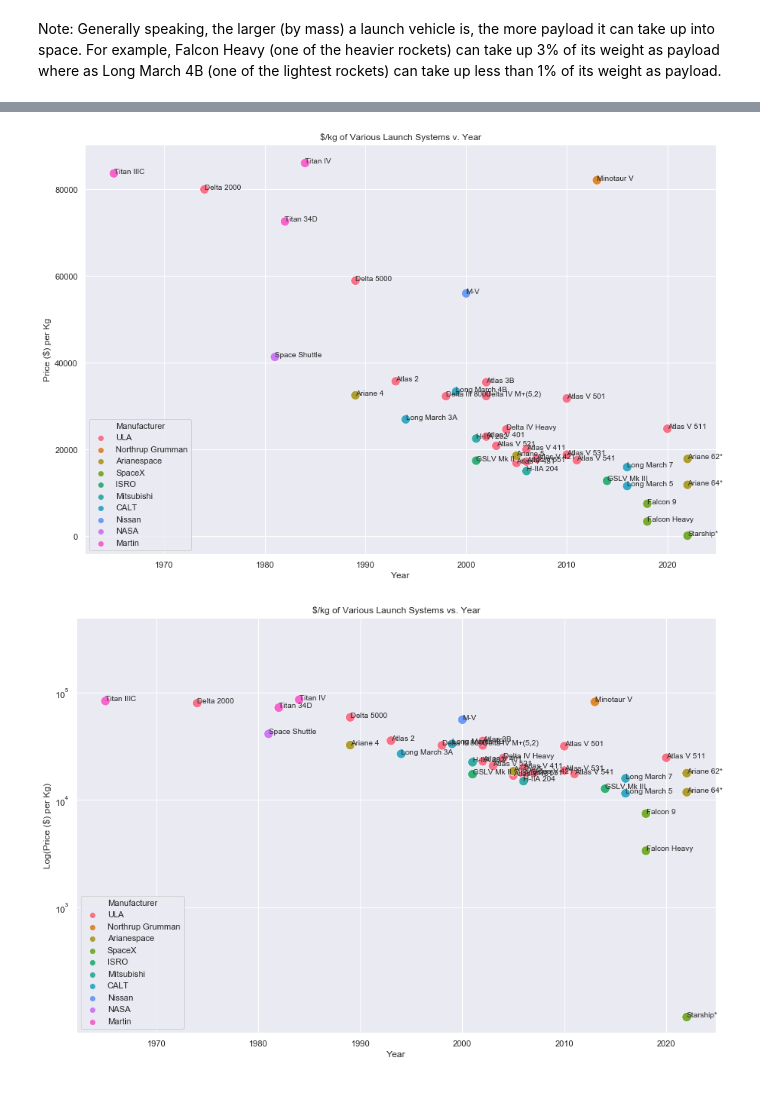
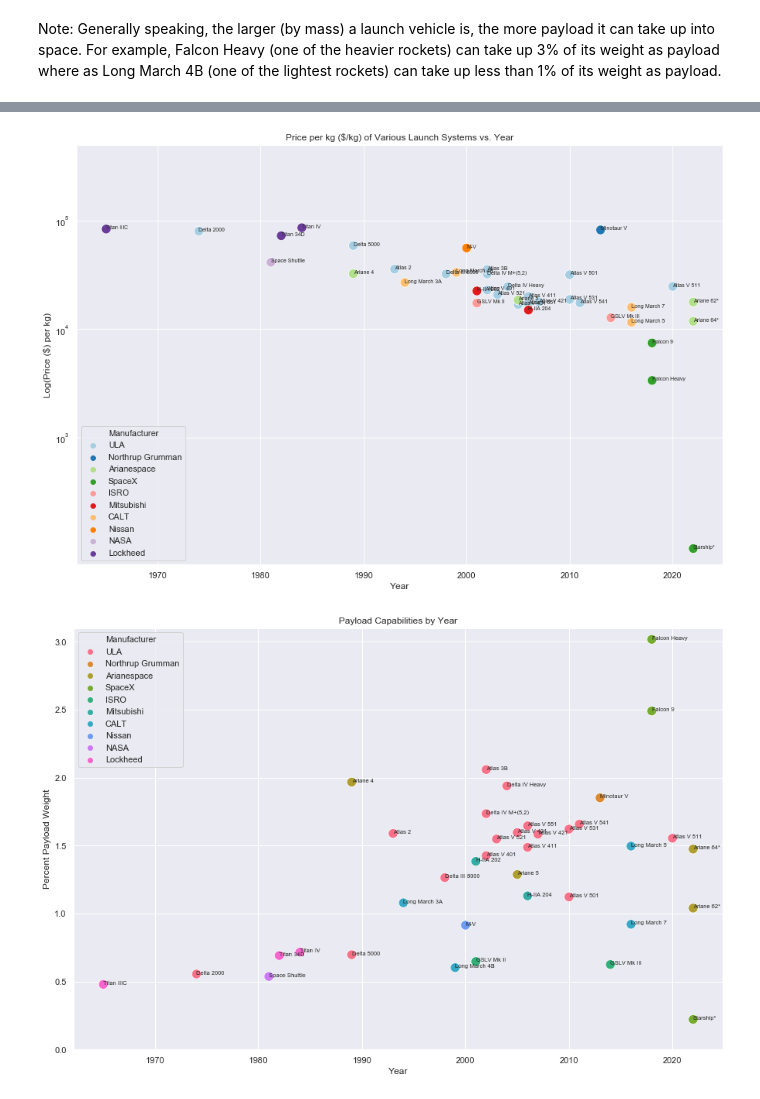
Before and after one commit to candaceyee/Space-Based-Solar, a Jupyter notebook: launch_systems.ipynb, the cells around one changed output, grey strips where cells are left out. Drawn from its saved outputs; the diff is of its cells as text; code cells hidden in the pictures.

```diff
--- a/launch_systems.ipynb
+++ b/launch_systems.ipynb
@@ -315,11 +323,11 @@ launch_cost_v_payload['Price per Kg ($/kg)'] = price_ratio
 # %%
 fig = plt.figure(figsize = (15,10))
-ax = sns.scatterplot('Gross Mass (kg)', 'Percent Payload Weight', data = launch_cost_v_payload,
+ax = sns.scatterplot('Gross Mass (kg)', 'Payload Fraction', data = launch_cost_v_payload,
                      s = 150, hue = 'Manufacturer')
 plt.xscale('log')
 plt.xlabel('Gross Mass (kg)');
-plt.ylabel('Percent Payload Weight')
-plt.title('Percent Payload Weight vs. Gross Mass (kg)');
+plt.ylabel('Payload Fraction')
+plt.title('Payload Fraction vs. Gross Mass (kg)');
 for idx, data in launch_cost_v_payload.iterrows():
-    ax.text(data['Gross Mass (kg)'], data['Percent Payload Weight'], data['Launch Vehicle'], fontsize = 10)
+    ax.text(data['Gross Mass (kg)'], data['Payload Fraction'], data['Launch Vehicle'], fontsize = 10)
 # %% [output]
@@ -333,7 +341,12 @@ older_launch_systems['Manufacturer'] = ['Arianespace',
                                        'ULA', 'ULA', 'ULA', 'ULA', 'ULA',
                                        'Nissan',
                                        'NASA',
-                                       'Martin', 'Martin', 'Martin']
+                                       'Lockheed', 'Lockheed', 'Lockheed']
+older_launch_systems['Commercial'] = [0,
+                                     1, 1, 1, 1, 1,
+                                     1,
+                                     0,
+                                     1, 1, 1]
 
 older_launch_systems['Launch Vehicle'] = ['Ariane 4',
                                          'Atlas 2', 'Atlas 3B', 'Delta 2000', 'Delta III 8000', 'Delta 5000',
@@ -373,8 +386,8 @@ ratio_older = older_launch_systems['Payload (GTO)']/older_launch_systems['Gross
 ratio_older = ratio_older.round(3)
 price_ratio_older = (older_launch_systems['Cost per Launch ($M)']/older_launch_systems['Payload (GTO)'])*10e5
 price_ratio_older = price_ratio_older.round(2)
-older_launch_systems['Percent Payload Weight'] = ratio_older
-older_launch_systems['Price per Kg ($/kg)'] = price_ratio_older
+older_launch_systems['Payload Fraction'] = ratio_older
+older_launch_systems['Price per kg ($/kg)'] = price_ratio_older
 # %%
 all_launch_systems = pd.concat([launch_cost_v_payload, older_launch_systems]).reset_index(drop = True)
 all_launch_systems
@@ -401,27 +414,27 @@ all_launch_systems.to_csv('all_launch_systems_data.csv')
 # %%
 fig = plt.figure(figsize = (15,10))
-ax = sns.scatterplot('Year', 'Price/kg', data = all_launch_systems,
+ax = sns.scatterplot('Year', 'Price per kg ($/kg)', data = all_launch_systems,
                      s = 150, hue = 'Manufacturer')
 plt.xlabel('Year');
-plt.ylabel('Price ($) per Kg')
-plt.title('$/kg of Various Launch Systems v. Year');
+plt.ylabel('Log(Price ($) per kg)')
+plt.yscale('log')
+plt.ylim([0,5e5])
+plt.yticks([1e3,1e4,1e5])
+plt.title('Price per kg ($/kg) of Various Launch Systems vs. Year');
 ax.legend(loc = 'lower left')
 for idx, data in all_launch_systems.iterrows():
-    ax.text(data['Year'], data['Price/kg'], data['Launch Vehicle'], fontsize = 10)
+    ax.text(data['Year'], data['Price per kg ($/kg)'], data['Launch Vehicle'], fontsize = 7)
 # %% [output]
-[figure, old version]
+[figure, new version]
 # %%
 fig = plt.figure(figsize = (15,10))
-ax = sns.scatterplot('Year', 'Price/kg', data = all_launch_systems,
+ax = sns.scatterplot('Year', 'Payload Fraction', data = all_launch_systems,
                      s = 150, hue = 'Manufacturer')
 plt.xlabel('Year');
-plt.ylabel('Log(Price ($) per Kg)')
-plt.yscale('log')
-plt.ylim([0,5e5])
-plt.yticks([1e3,1e4,1e5])
-plt.title('$/kg of Various Launch Systems vs. Year');
-ax.legend(loc = 'lower left')
+plt.ylabel('Percent Payload Weight')
+plt.title('Payload Capabilities by Year');
+plt.ylim([0,3.1])
 for idx, data in all_launch_systems.iterrows():
-    ax.text(data['Year'], data['Price/kg'], data['Launch Vehicle'], fontsize = 10)
+    ax.text(data['Year'], data['Payload Fraction'], data['Launch Vehicle'], fontsize = 7.5)
 # %% [output]
-[figure, old version]
+[figure, new version]
```
Also changed, not shown: parts of 13 cells of this notebook, 18 other files.
